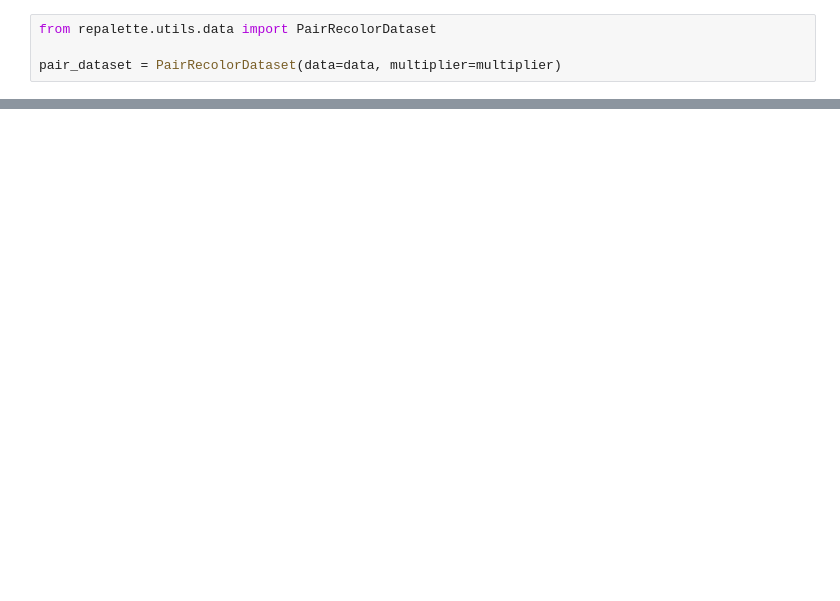
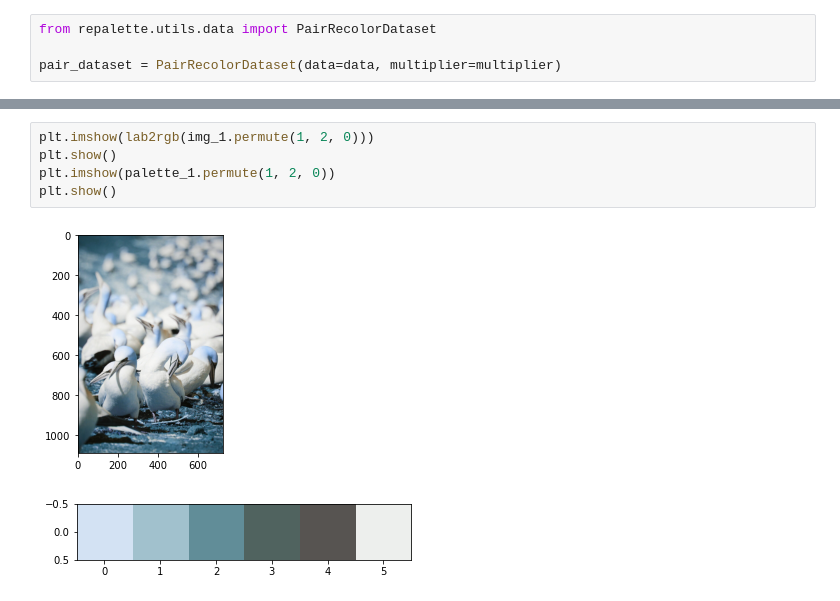
Before and after one commit to danielgafni/repalette, a Jupyter notebook: notebooks/dataset.ipynb, the cells around one changed output, grey strips where cells are left out. Cells and saved outputs as stored; diff of their text form; blank space fills up the shorter version.

```diff
--- a/notebooks/dataset.ipynb
+++ b/notebooks/dataset.ipynb
@@ -51,0 +53,8 @@ data_loader = DataLoader(pair_dataset, batch_size=multiplier)
+# %%
+plt.imshow(lab2rgb(img_1.permute(1, 2, 0)))
+plt.show()
+plt.imshow(palette_1.permute(1, 2, 0))
+plt.show()
+# %% [output]
+[figure, added]
+[figure, added]
```
Also changed, not shown: parts of 7 cells of this notebook.
